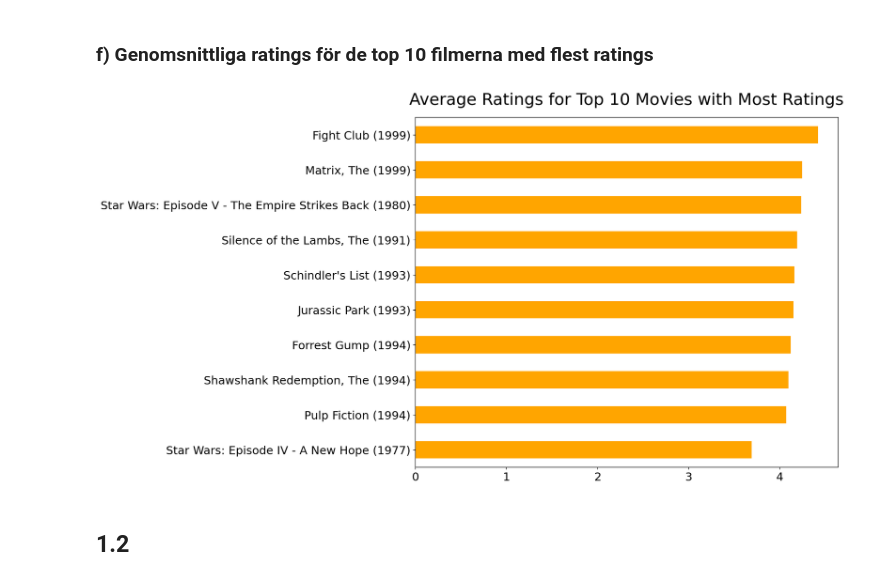
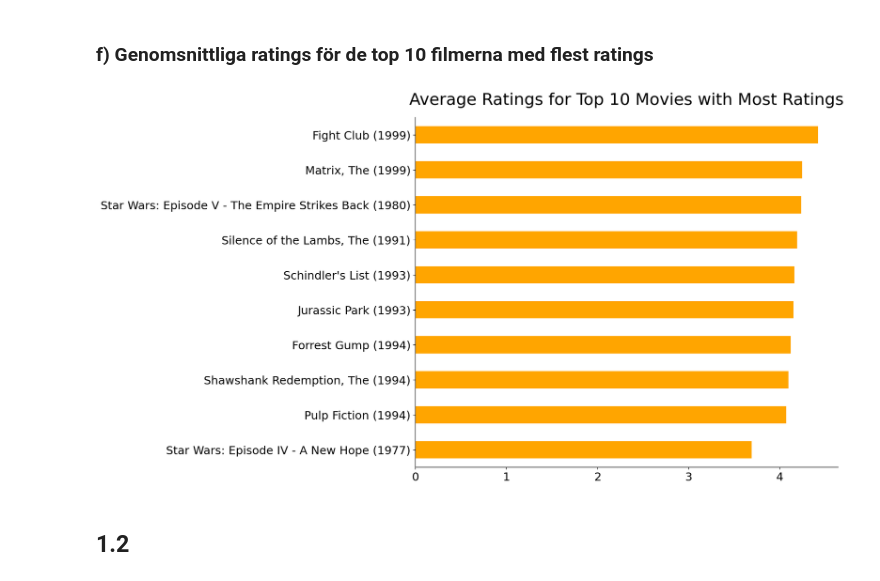
Before and after one commit to SandraAnder/AI-Sandra-Andersson-OPA23, a Jupyter notebook: labs/Lab1/Lab1.ipynb, the cells around one changed output. Saved outputs shown, nothing was run; the diff lists cells and outputs as text; code cells hidden in the pictures.

```diff
--- a/labs/Lab1/Lab1.ipynb
+++ b/labs/Lab1/Lab1.ipynb
@@ -166,32 +201,33 @@ plt.show()
 # %%
 # 10 filmer med flest betyg
 top_10_movies = df_ratings['movieId'].value_counts().head(10).index
 
 # Filtrerar betyg för de 10 filmer med flest betyg
 ratings_top_10 = df_ratings[df_ratings['movieId'].isin(top_10_movies)]
 
 # Beräknar genomsnittligt betyg för varje film
 average_ratings_top_10 = ratings_top_10.groupby('movieId')['rating'].mean()
 
 # Hämtar titlar för de 10 filmer med flest betyg
 movie_titles = df_movies[df_movies['movieId'].isin(top_10_movies)].set_index('movieId')['title']
 
 # Sortera betygen i stigande ordning
 average_ratings_top_10_sorted = average_ratings_top_10.sort_values(ascending=True)
 
 # Använder filmernas titlar som index för average_ratings_top_10_sorted
 average_ratings_top_10_sorted.index = movie_titles
 
 # Plottar med liggande staplar
-plt.figure(figsize=(12, 10))
+fig, ax = plt.subplots(figsize=(12, 10))
 average_ratings_top_10_sorted.plot(kind='barh', color='orange')
-plt.title('Average Ratings for Top 10 Movies with Most Ratings', pad=20, font=dict(size=26))
-plt.ylabel('')
-plt.xticks(fontsize=18)
-plt.yticks(fontsize=18)
+ax.set_title('Average Ratings for Top 10 Movies with Most Ratings', pad=20, font=dict(size=26), loc='center')
+ax.set_ylabel('')
+ax.tick_params(axis='both', which='major', labelsize=18)
+ax.spines["top"].set_visible(False)
+ax.spines["right"].set_visible(False)
 plt.show()
 # %% [output]
-[figure, old version]
+[figure, new version]
 # %% [markdown]
 ## 1.2
 # %%
```
Also changed, not shown: parts of 13 cells of this notebook, 1 other file.
